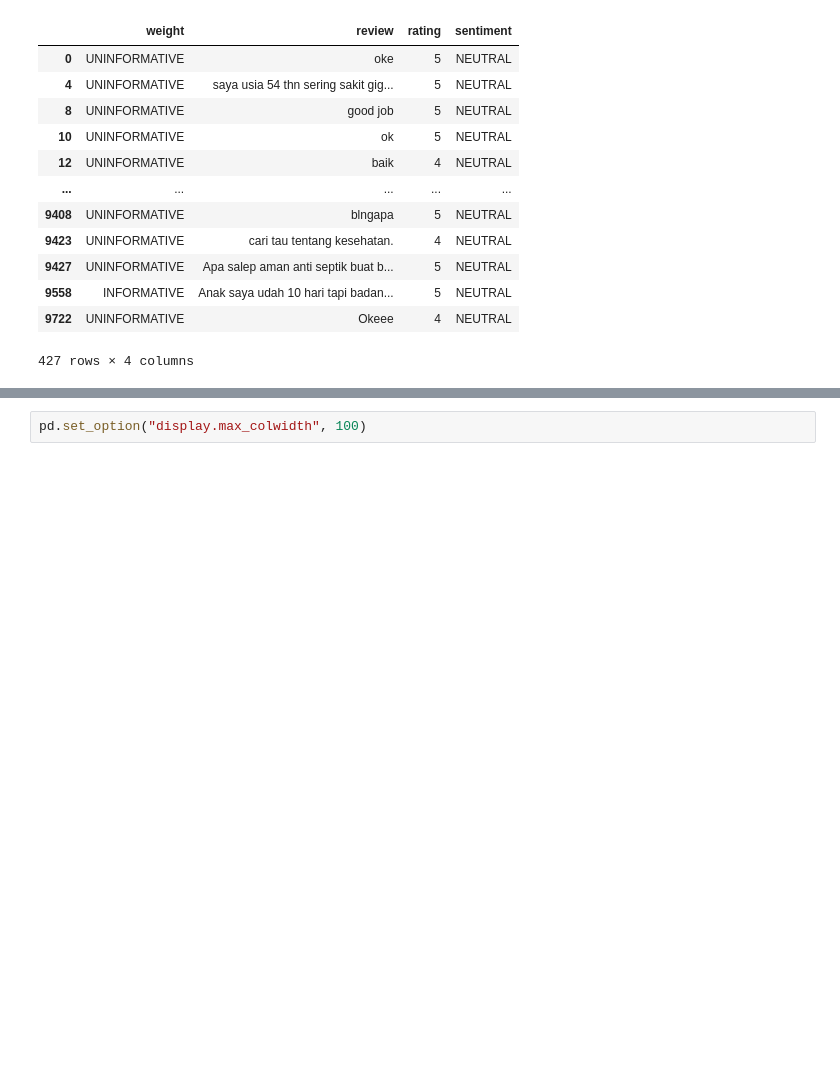
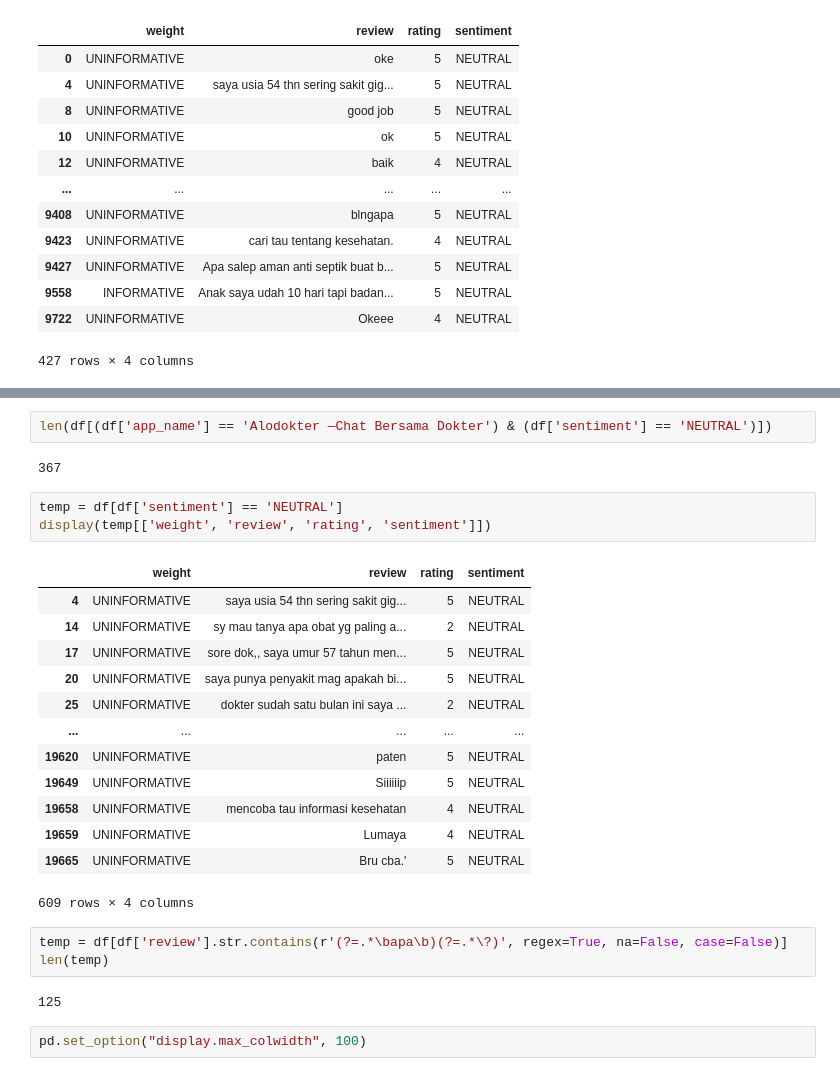
Before and after one commit to AlvinWjy25/telemedicine-sentiment-analysis-MTL, a Jupyter notebook: notebook/EDA.ipynb, the cells around one changed output, grey strips where cells are left out. Saved outputs shown, nothing was run; the diff lists cells and outputs as text; blank space fills up the shorter version.

```diff
--- a/notebook/EDA.ipynb
+++ b/notebook/EDA.ipynb
@@ -262,3 +299,29 @@ display(temp[['weight', 'review', 'rating', 'sentiment']])
+# %%
+len(df[(df['app_name'] == 'Alodokter —Chat Bersama Dokter') & (df['sentiment'] == 'NEUTRAL')])
+# %% [output]
+367
+# %%
+temp = df[df['sentiment'] == 'NEUTRAL']
+display(temp[['weight', 'review', 'rating', 'sentiment']])
+# %% [output]
+|  | weight | review | rating | sentiment |
+| 4 | UNINFORMATIVE | saya usia 54 thn sering sakit gig... | 5 | NEUTRAL |
+| 14 | UNINFORMATIVE | sy mau tanya apa obat yg paling a... | 2 | NEUTRAL |
+| 17 | UNINFORMATIVE | sore dok,, saya umur 57 tahun men... | 5 | NEUTRAL |
+| 20 | UNINFORMATIVE | saya punya penyakit mag apakah bi... | 5 | NEUTRAL |
+| 25 | UNINFORMATIVE | dokter sudah satu bulan ini saya ... | 2 | NEUTRAL |
+| ... | ... | ... | ... | ... |
+| 19620 | UNINFORMATIVE | paten | 5 | NEUTRAL |
+| 19649 | UNINFORMATIVE | Siiiiiip | 5 | NEUTRAL |
+| 19658 | UNINFORMATIVE | mencoba tau informasi kesehatan | 4 | NEUTRAL |
+| 19659 | UNINFORMATIVE | Lumaya | 4 | NEUTRAL |
+| 19665 | UNINFORMATIVE | Bru cba.' | 5 | NEUTRAL |
+609 rows × 4 columns
+# %%
+temp = df[df['review'].str.contains(r'(?=.*\bapa\b)(?=.*\?)', regex=True, na=False, case=False)]
+len(temp)
+# %% [output]
+125
 # %%
 pd.set_option("display.max_colwidth", 100)
 # %% [markdown]
```
Also changed, not shown: parts of 24 cells of this notebook.
